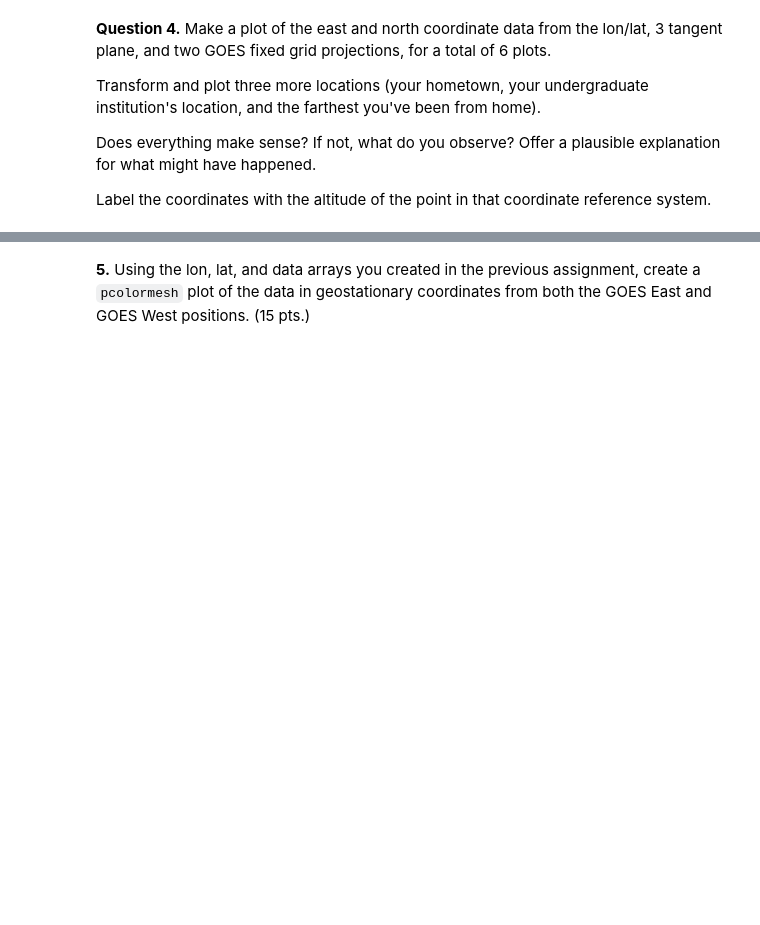
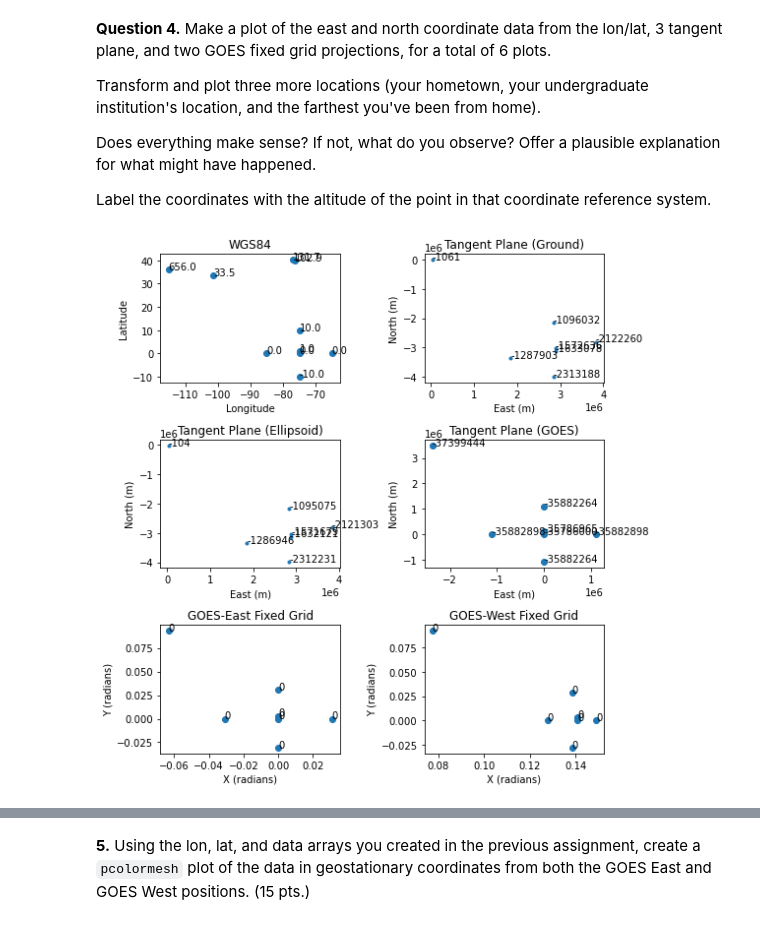
Before and after one commit to MelMartinez22/GDFAssignments, a Jupyter notebook: Homework 2.ipynb, the cells around one changed output, grey strips where cells are left out. Drawn from its saved outputs; the diff is of its cells as text; code cells hidden in the pictures; blank space fills up the shorter version.

```diff
--- a/Homework 2.ipynb
+++ b/Homework 2.ipynb
@@ -128,0 +344,95 @@ fig.tight_layout()
+# %%
+#convert all points into each of the coordinate systems
+
+# Hometown: Mechanicsburg, PA (40.208536505152416, -76.98323567166341)
+   # alt (elev): 131.7m (432.1 ft)
+# Undergraduate institution: Millersville Univ Millersville, PA (39.99896278744981, -76.3527070135431)
+   # alt elev: 102.9m (337.7 ft)
+# Farthest I've been from home: Las Vegas, NV Luxor Hotel & Casino (36.09583076294226, -115.17608865779495)
+   # alt elev: 656.0m (2152.1 ft)
+
+loc_lon = ([-76.9832, -76.3527, -115.1761]) # Mech, Ville, LV lons
+loc_lat = ([40.2085, 39.9990, 36.0958])     # Mech, Ville, LV lats
+loc_alt = ([131.7, 102.9, 656.0])           # Mech, Ville, LV alts
+
+# Stacking with original dataset
+all_lon= np.concatenate([lon, loc_lon])
+all_lat= np.concatenate([lat, loc_lat])
+all_alt= np.concatenate([lat, loc_alt])
+
+# Making the transformations (restating)
+# Tan planes
+enu_ground= np.vstack(tp_mcom_ground.fromECEF(X, Y, Z)).T
+enu_ellipsoid= np.vstack(tp_mcom_ellipsoid.fromECEF(X, Y, Z)).T
+#enu_alt= enu_mcom_ground/enu_mcom_ellipsoid
+
+# GOES fixed
+fg_east= np.vstack(goes_east.fromECEF(X, Y, Z)).T
+fg_west= np.vstack(goes_west.fromECEF(X, Y, Z)).T
+
+
+# Making the plots
+%matplotlib notebook
+%matplotlib inline
+import matplotlib.pyplot as plt
+n_rows, n_cols = 3, 2
+fig, axes = plt.subplots(n_rows, n_cols, figsize=(8,8))
+
+# WGS84
+axes[0,0].plot(all_lon, all_lat, 'o')
+for tlon, tlat, tlabel in zip(all_lon, all_lat, all_alt):
+    axes[0,0].text(tlon, tlat, str(tlabel))
+axes[0,0].set_xlabel('Longitude')
+axes[0,0].set_ylabel('Latitude')
+axes[0,0].set_title('WGS84')
+
+
+# Make the other five panels here
+
+# TP (ground)
+axes[0,1].plot(enu_mcom_ground[:, 0], enu_mcom_ground[:, 1],
+               marker='.', linestyle='none')
+for x, y, z in enu_mcom_ground:
+    axes[0, 1].text(x, y, f"{z:.0f}")
+axes[0,1].set_xlabel("East (m)")
+axes[0,1].set_ylabel("North (m)")
+axes[0,1].set_title("Tangent Plane (Ground)")
+
+
+#TP (ellipsoid)
+axes[1,0].plot(enu_mcom_ellipsoid[:, 0], enu_mcom_ellipsoid[:, 1],
+               marker='.', linestyle='none')
+for x, y, z in enu_mcom_ellipsoid:
+    axes[1, 0].text(x, y, f"{z:.0f}")
+axes[1, 0].set_xlabel("East (m)")
+axes[1, 0].set_ylabel("North (m)")
+axes[1, 0].set_title("Tangent Plane (Ellipsoid)")
+
+
+#TP (GOES)
+axes[1, 1].plot(enu_goes[:, 0], enu_goes[:, 1], 'o')
+for x, y, z in enu_goes:
+    axes[1, 1].text(x, y, f"{z:.0f}")
+axes[1, 1].set_xlabel("East (m)")
+axes[1, 1].set_ylabel("North (m)")
+axes[1, 1].set_title("Tangent Plane (GOES)")
+
+#GOES-E fixed
+axes[2, 0].plot(fg_east[:, 0], fg_east[:, 1], 'o')
+for x, y in zip(fg_east[:, 0], fg_east[:, 1]):
+    axes[2, 0].text(x, y, f"{0}")     # no alt
+axes[2, 0].set_xlabel("X (radians)")
+axes[2, 0].set_ylabel("Y (radians)")
+axes[2, 0].set_title("GOES-East Fixed Grid")
+
+#GOES-W fixed
+axes[2, 1].plot(fg_west[:, 0], fg_west[:, 1], 'o')
+for x, y in zip(fg_west[:, 0], fg_west[:, 1]):
+    axes[2, 1].text(x, y, f"{0}")
+axes[2, 1].set_xlabel("X (radians)")
+axes[2, 1].set_ylabel("Y (radians)")
+axes[2, 1].set_title("GOES-West Fixed Grid")
+
+fig.tight_layout()
+# %% [output]
+[figure, added]
```
Also changed, not shown: parts of 13 cells of this notebook.
